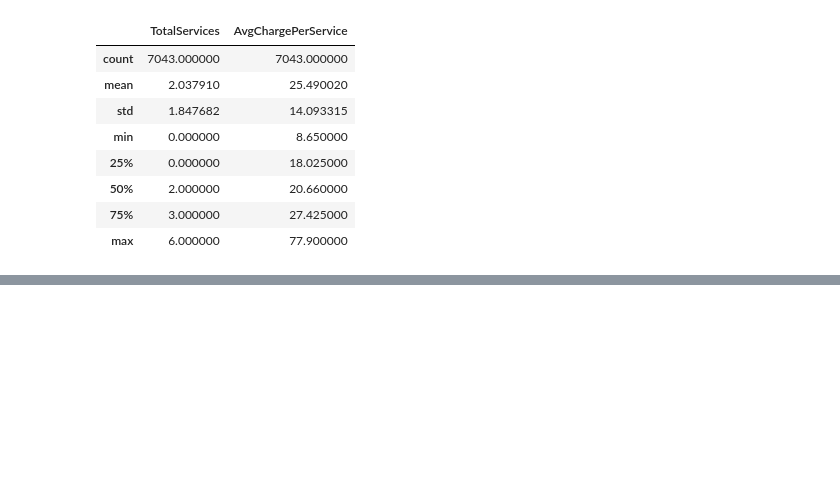
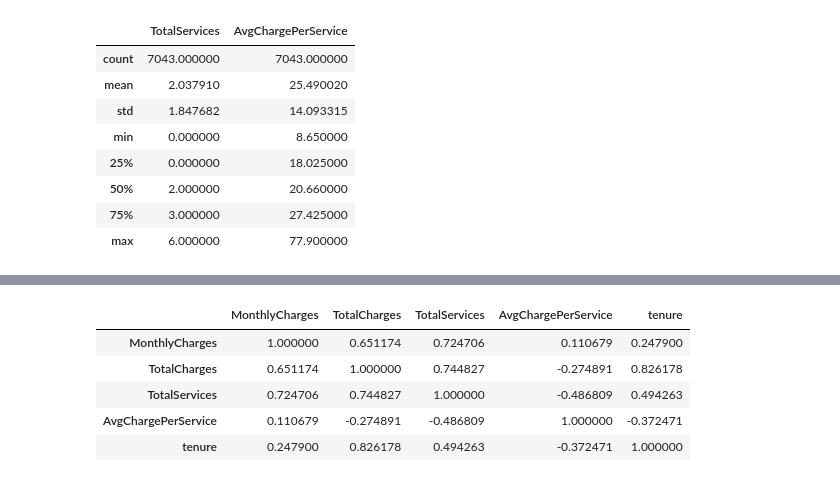
Before and after one commit to nb-acharya/customer_churn_prediction, a Jupyter notebook: notebooks/02_feature_engineering.ipynb, the cells around one changed output, grey strips where cells are left out. Drawn from its saved outputs; the diff is of its cells as text; code cells hidden in the pictures; blank space fills up the shorter version.

```diff
--- a/notebooks/02_feature_engineering.ipynb
+++ b/notebooks/02_feature_engineering.ipynb
@@ -78,0 +213,9 @@ df['IsNewCustomer'] = (df['tenure'] <= 6).astype(int)
+# %%
+df[['MonthlyCharges', 'TotalCharges', 'TotalServices', 'AvgChargePerService', 'tenure']].corr()
+# %% [output]
+|  | MonthlyCharges | TotalCharges | TotalServices | AvgChargePerService | tenure |
+| MonthlyCharges | 1.000000 | 0.651174 | 0.724706 | 0.110679 | 0.247900 |
+| TotalCharges | 0.651174 | 1.000000 | 0.744827 | -0.274891 | 0.826178 |
+| TotalServices | 0.724706 | 0.744827 | 1.000000 | -0.486809 | 0.494263 |
+| AvgChargePerService | 0.110679 | -0.274891 | -0.486809 | 1.000000 | -0.372471 |
+| tenure | 0.247900 | 0.826178 | 0.494263 | -0.372471 | 1.000000 |
```
Also changed, not shown: parts of 16 cells of this notebook, 1 other file.
